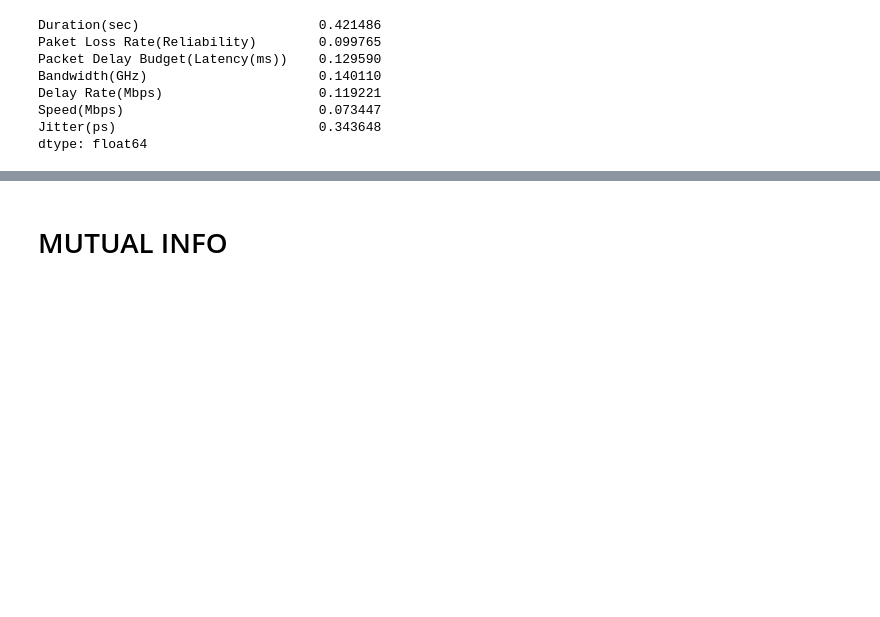
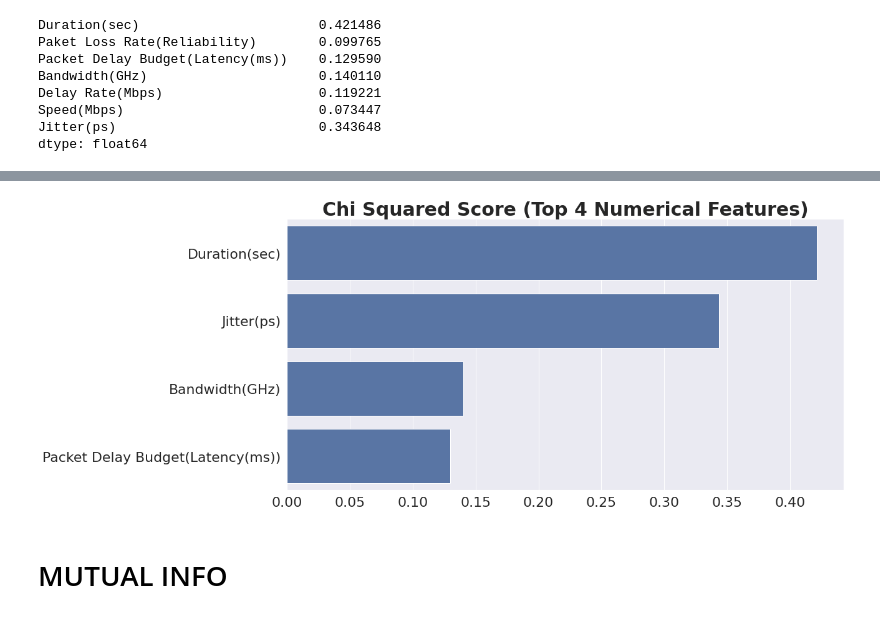
Before and after one commit to indrapaul824/5G-Network-Slicing, a Jupyter notebook: notebooks/Feature Selection.ipynb, the cells around one changed output, grey strips where cells are left out. Drawn from its saved outputs; the diff is of its cells as text; code cells hidden in the pictures; blank space fills up the shorter version.

```diff
--- a/notebooks/Feature Selection.ipynb
+++ b/notebooks/Feature Selection.ipynb
@@ -164,0 +160,3 @@ plt.show()
+# %%
+fi_chi2 = fi_chi2.sort_values(ascending=False)
+fi_chi2
@@ -165,3 +172,13 @@ plt.show()
+# %%
+plt.figure(figsize=(16, 8))
+
+sns.barplot(y=fi_chi2[:4].index, x=fi_chi2[:4], color="b", orient='h')
+plt.title(label="Chi Squared Score (Top 4 Numerical Features)",
+          fontsize=30, fontweight='bold')
+plt.savefig("../plots/CHI_5G.png", dpi=300, bbox_inches='tight')
+plt.show()
+# %% [output]
+[figure, added]
 # %% [markdown]
 # MUTUAL INFO
 # %%
```
Also changed, not shown: parts of 10 cells of this notebook.
